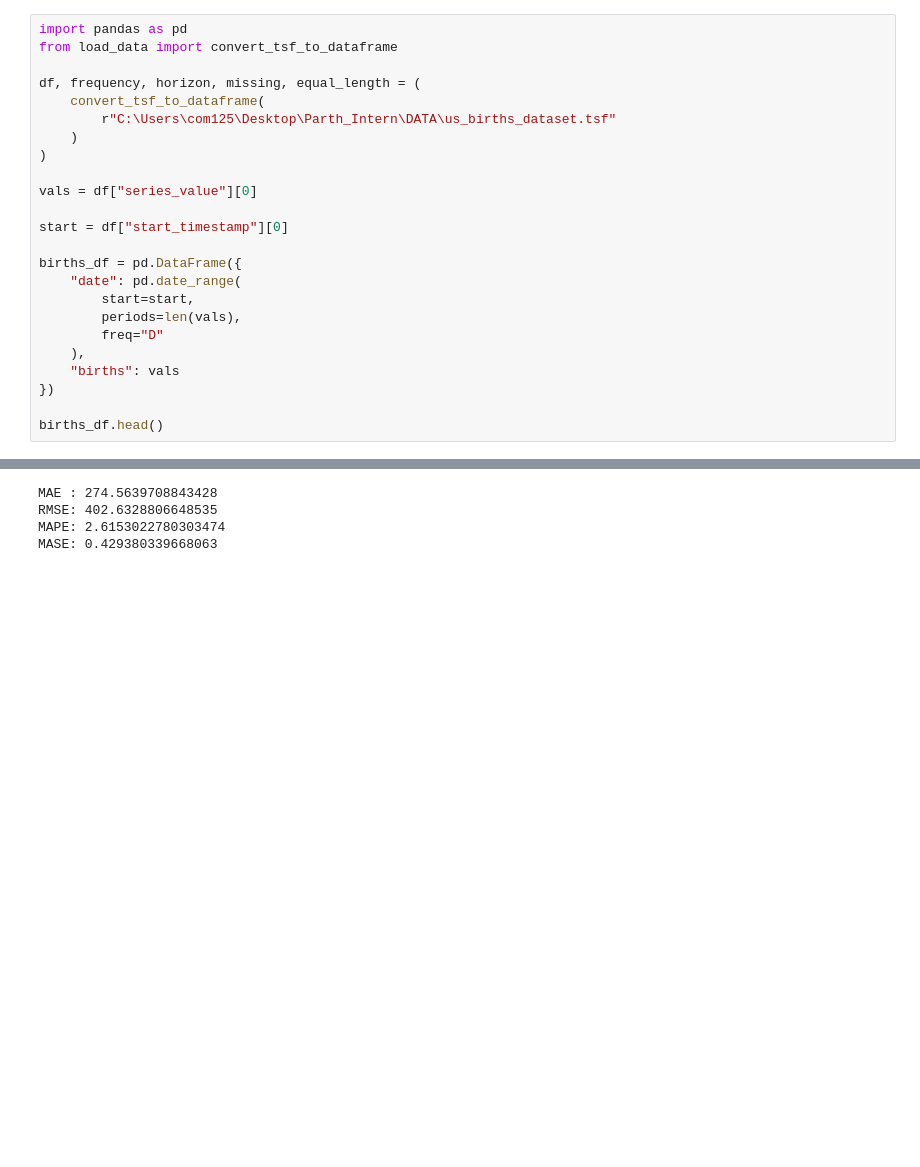
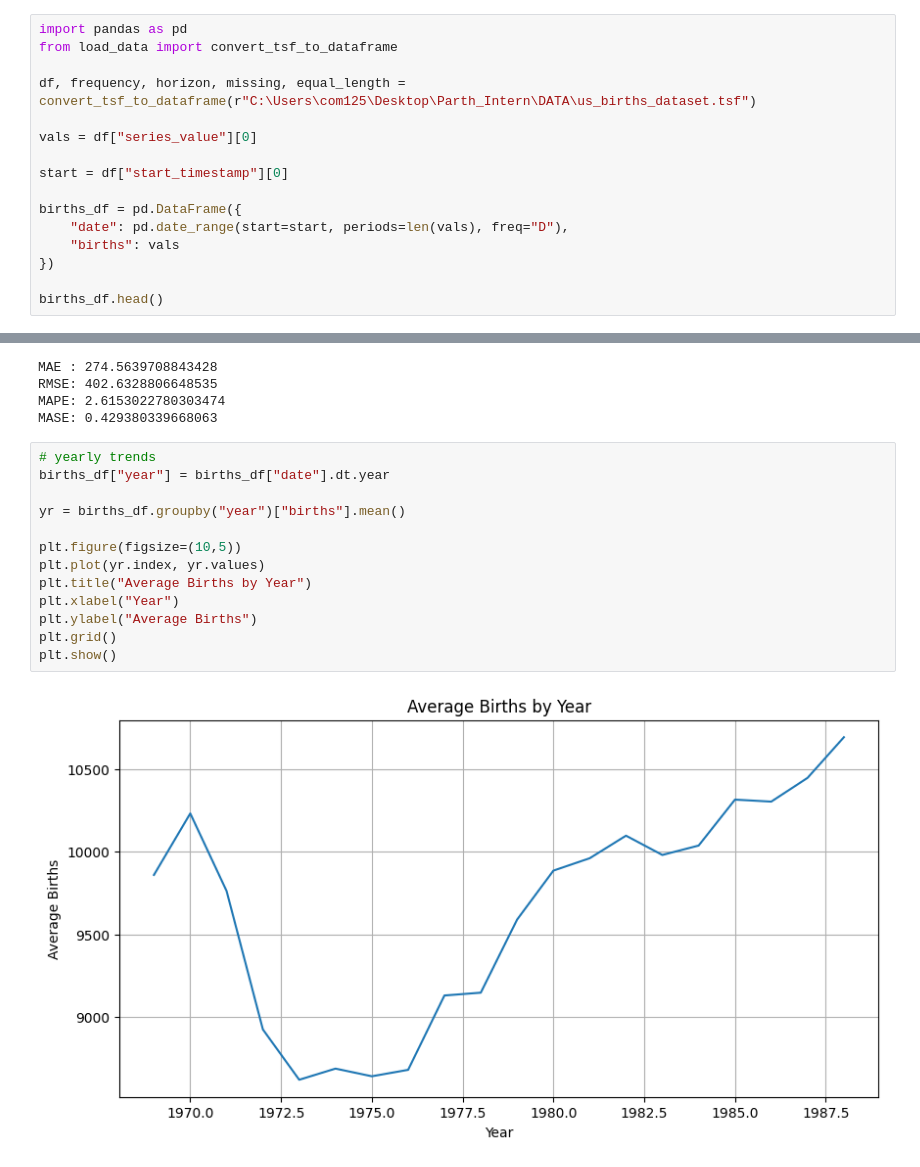
Before and after one commit to parthlearning10-bot/TASK_TIME_SERIES_DATA, a Jupyter notebook: NOTEBOOK/eda.ipynb, the cells around one changed output, grey strips where cells are left out. Saved outputs shown, nothing was run; the diff lists cells and outputs as text; blank space fills up the shorter version.

```diff
--- a/NOTEBOOK/eda.ipynb
+++ b/NOTEBOOK/eda.ipynb
@@ -339,22 +273,14 @@ Importing plotly failed. Interactive plots will not work.
 import pandas as pd
 from load_data import convert_tsf_to_dataframe
 
-df, frequency, horizon, missing, equal_length = (
-    convert_tsf_to_dataframe(
-        r"C:\Users\com125\Desktop\Parth_Intern\DATA\us_births_dataset.tsf"
-    )
-)
+df, frequency, horizon, missing, equal_length = convert_tsf_to_dataframe(r"C:\Users\com125\Desktop\Parth_Intern\DATA\us_births_dataset.tsf")
 
 vals = df["series_value"][0]
 
 start = df["start_timestamp"][0]
 
 births_df = pd.DataFrame({
-    "date": pd.date_range(
-        start=start,
-        periods=len(vals),
-        freq="D"
-    ),
+    "date": pd.date_range(start=start, periods=len(vals), freq="D"),
     "births": vals
 })
 
@@ -936,3 +828,18 @@ MAE : 274.5639708843428
 RMSE: 402.6328806648535
 MAPE: 2.6153022780303474
 MASE: 0.429380339668063
+# %%
+# yearly trends
+births_df["year"] = births_df["date"].dt.year
+
+yr = births_df.groupby("year")["births"].mean()
+
+plt.figure(figsize=(10,5))
+plt.plot(yr.index, yr.values)
+plt.title("Average Births by Year")
+plt.xlabel("Year")
+plt.ylabel("Average Births")
+plt.grid()
+plt.show()
+# %% [output]
+[figure, added]
```
Also changed, not shown: parts of 36 cells of this notebook, 2 other files.
